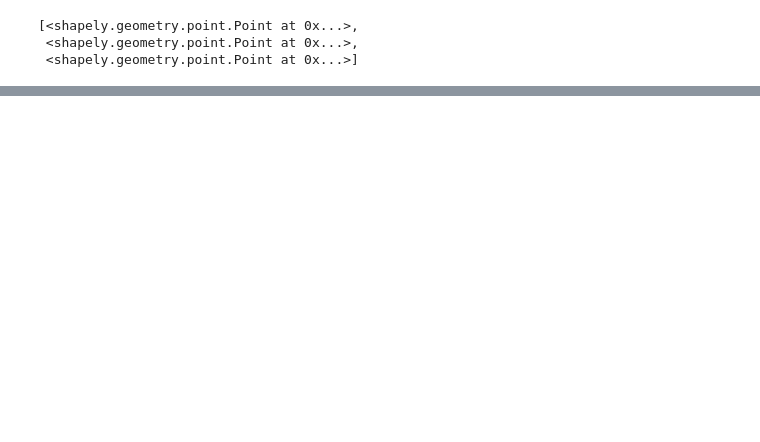
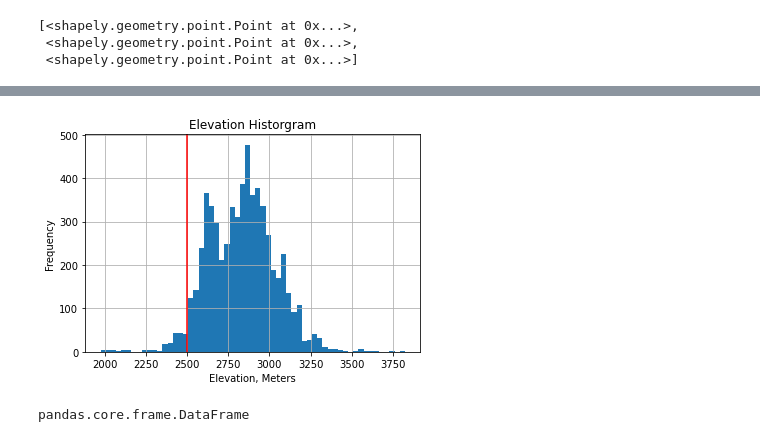
Before and after one commit to UW-GDA/ICESat-2_Snowdepth, a Jupyter notebook: SnowPillows.ipynb, the cells around one changed output, grey strips where cells are left out. Drawn from its saved outputs; the diff is of its cells as text; code cells hidden in the pictures; blank space fills up the shorter version.

```diff
--- a/SnowPillows.ipynb
+++ b/SnowPillows.ipynb
@@ -100,0 +114,5 @@ sp_geo_df.plot(ax=ax, markersize = 5, color = 'red');
+# %%
+# Import data files from excel
+winter_2020_fp = 'data/winter_2020_difference_date.csv'
+winter_2020 = pd.read_csv(winter_2020_fp)
+winter_2020.head()
@@ -100,0 +129,14 @@ sp_geo_df.plot(ax=ax, markersize = 5, color = 'red');
+# %%
+fig, ax = plt.subplots()
+ax.hist(winter_2020['h_aso'], bins='auto');
+plt.grid();
+plt.axvline(x=2500, color = 'red');
+ax.set_title('Elevation Historgram');
+ax.set_xlabel('Elevation, Meters');
+ax.set_ylabel('Frequency');
+# %% [output]
+[figure, added]
+# %%
+type(winter_2020)
+# %% [output]
+pandas.core.frame.DataFrame
```
Also changed, not shown: parts of 21 cells of this notebook.
